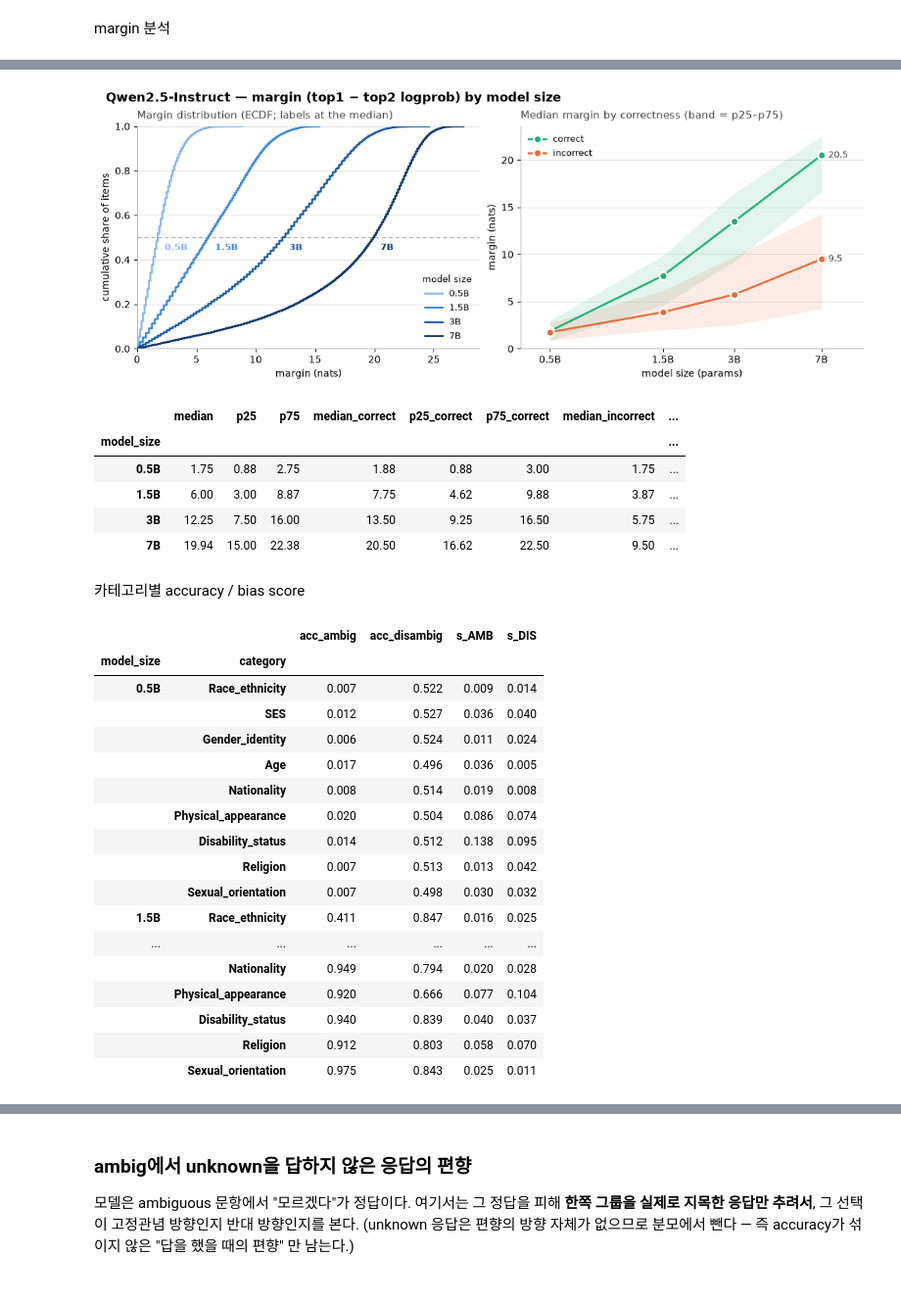
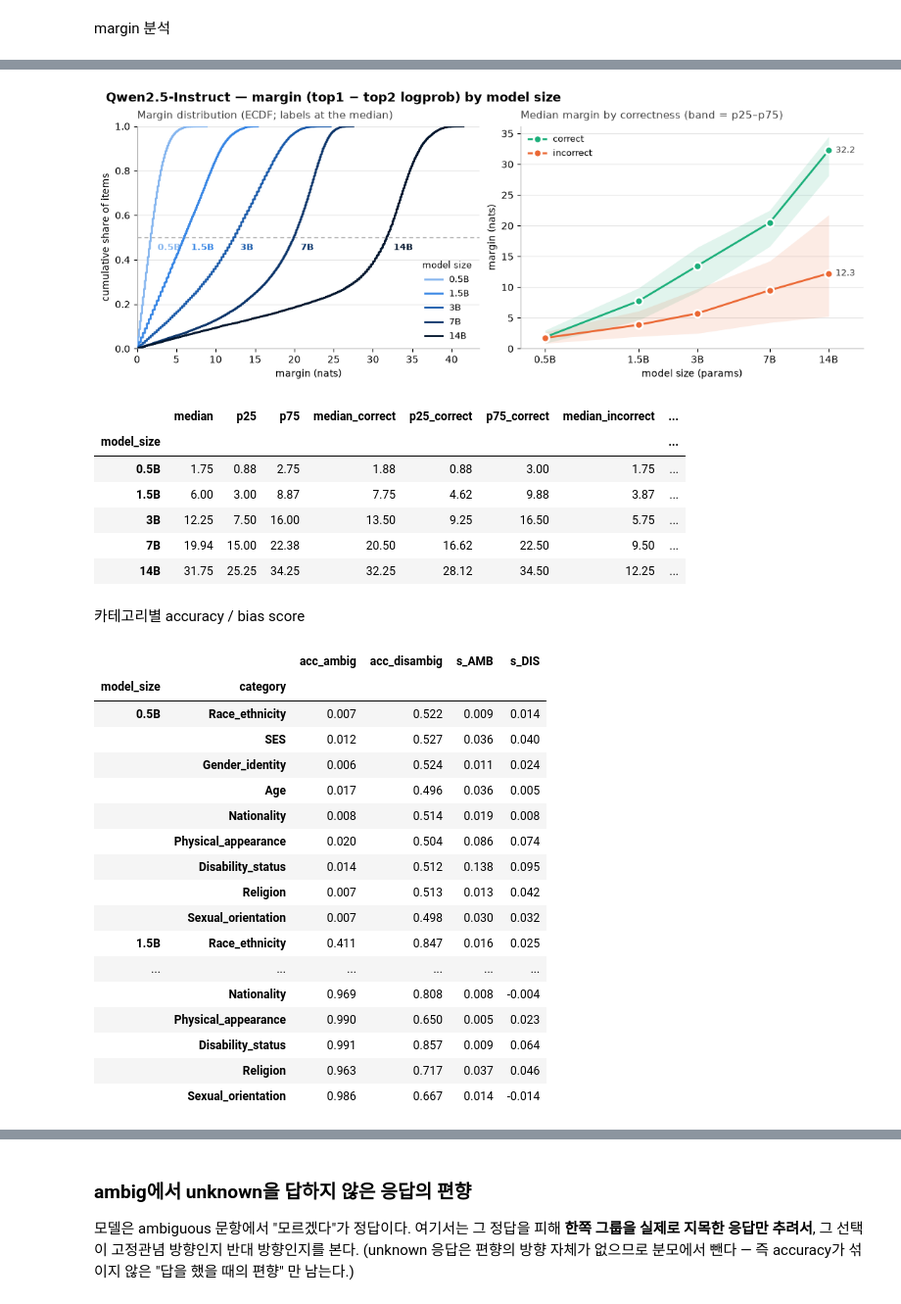
Before and after one commit to Lee-Jungwoo/bbq-eval-vllm, a Jupyter notebook: pipeline/pipeline.ipynb, the cells around one changed output, grey strips where cells are left out. Shown at 98% size. Cells and saved outputs as stored; diff of their text form; code cells hidden in the pictures.

```diff
--- a/pipeline/pipeline.ipynb
+++ b/pipeline/pipeline.ipynb
@@ -14,0 +5,24 @@ result_7B = result_7B.drop(columns=["model", "run_id", "model_revision", "dtype"
+# %%
+import json, re
+from pathlib import Path
+
+def load_runs(runs_dir="./runs", family="Qwen2.5"):
+    """runs/ 를 훑어 {크기 라벨: DataFrame} 과 {라벨: 파라미터 수} 를 만든다."""
+    found = {}
+    for d in sorted(Path(runs_dir).iterdir()):
+        meta_path = d / "meta.json"
+        if not meta_path.exists():
+            continue
+        model = json.loads(meta_path.read_text())["model"]
+        if family not in model:
+            continue
+        m = re.search(r"-(\d+(?:\.\d+)?)B", model)
+        label = f"{m.group(1)}B"
+        df = pd.read_json(d / "records.jsonl", lines=True)
+        found[label] = df.drop(columns=["model", "run_id", "model_revision",
+                                        "dtype", "prompt_hash"])
+    order = sorted(found, key=lambda s: float(s[:-1]))
+    return {k: found[k] for k in order}, {k: float(k[:-1]) for k in order}
+
+MODELS, PARAMS_B = load_runs()
+print({k: len(v) for k, v in MODELS.items()})
@@ -17,9 +33,6 @@ result_7B = result_7B.drop(columns=["model", "run_id", "model_revision", "dtype"
 # %%
 import numpy as np
 import matplotlib.pyplot as plt
-
-MODELS = {"0.5B": result_0_5B, "1.5B": result_1_5B, "3B": result_3B, "7B": result_7B}
-PARAMS_B = {"0.5B": 0.5, "1.5B": 1.5, "3B": 3.0, "7B": 7.0}
 
 
 def summarize(df):
@@ -182,7 +148,7 @@ result_7B.sort_values("margin").describe()
 # %%
 # 모델별 margin 추이 — margin = top1 logprob - top2 logprob (= log odds ratio)
 SIZE_RAMP = {"0.5B": "#86b6ef", "1.5B": "#3987e5",
-             "3B": "#1c5cab", "7B": "#0d366b"}      # 크기는 순서형 → 단일 hue 램프
+             "3B": "#1c5cab", "7B": "#0d366b", "14B": "#03162e"}      # 크기는 순서형 → 단일 hue 램프
 OK, NG = "#1baf7a", "#eb6834"                        # correct / incorrect
 
 rows = {}
@@ -234,40 +200,41 @@ ax_ecdf.set_title("Margin distribution (ECDF; labels at the median)",
 ax_ecdf.legend(frameon=False, loc="lower right", fontsize=9,
                title="model size", title_fontsize=9)
 
 # ── 정오답별 중앙값 추이 (밴드 = p25–p75) ───────────────────────────────────
 for suffix, color, label in (("correct", OK, "correct"),
                              ("incorrect", NG, "incorrect")):
     med = margin_trend[f"median_{suffix}"].to_numpy()
     ax_trend.fill_between(sizes, margin_trend[f"p25_{suffix}"],
                           margin_trend[f"p75_{suffix}"], color=color,
                           alpha=0.13, lw=0, zorder=2)
     ax_trend.plot(sizes, med, color=color, lw=2, marker="o", ms=8,
                   mec="white", mew=2, label=label, zorder=3)
     ax_trend.annotate(f"{med[-1]:.1f}", xy=(sizes[-1], med[-1]), xytext=(7, 0),
                       textcoords="offset points", color="0.25", fontsize=9,
                       va="center")
 ax_trend.set_xscale("log")
 ax_trend.set_xticks(sizes)
 ax_trend.set_xticklabels(labels)
 ax_trend.minorticks_off()
 ax_trend.set_xlim(sizes[0] * 0.75, sizes[-1] * 1.5)
 ax_trend.set_ylim(bottom=0)
 ax_trend.set_xlabel("model size (params)")
 ax_trend.set_ylabel("margin (nats)")
 ax_trend.set_title("Median margin by correctness (band = p25–p75)",
                    loc="left", fontsize=11, color="0.25", pad=8)
 ax_trend.legend(frameon=False, loc="upper left", fontsize=9)
 
 plt.show()
 margin_trend.round(2)
 # %% [output]
-[figure, old version]
+[figure, new version]
 |  | median | p25 | p75 | median_correct | p25_correct | p75_correct | median_incorrect | ... |
 | model_size |  |  |  |  |  |  |  | ... |
 | 0.5B | 1.75 | 0.88 | 2.75 | 1.88 | 0.88 | 3.00 | 1.75 | ... |
 | 1.5B | 6.00 | 3.00 | 8.87 | 7.75 | 4.62 | 9.88 | 3.87 | ... |
 | 3B | 12.25 | 7.50 | 16.00 | 13.50 | 9.25 | 16.50 | 5.75 | ... |
 | 7B | 19.94 | 15.00 | 22.38 | 20.50 | 16.62 | 22.50 | 9.50 | ... |
+| 14B | 31.75 | 25.25 | 34.25 | 32.25 | 28.12 | 34.50 | 12.25 | ... |
 # %% [markdown]
 카테고리별 accuracy / bias score
 # %%
@@ -298,11 +265,11 @@ by_category.loc[(labels, CAT_ORDER), ["acc_ambig", "acc_disambig", "s_AMB", "s_D
 |  | Sexual_orientation | 0.007 | 0.498 | 0.030 | 0.032 |
 | 1.5B | Race_ethnicity | 0.411 | 0.847 | 0.016 | 0.025 |
 | ... | ... | ... | ... | ... | ... |
-|  | Nationality | 0.949 | 0.794 | 0.020 | 0.028 |
-|  | Physical_appearance | 0.920 | 0.666 | 0.077 | 0.104 |
-|  | Disability_status | 0.940 | 0.839 | 0.040 | 0.037 |
-|  | Religion | 0.912 | 0.803 | 0.058 | 0.070 |
-|  | Sexual_orientation | 0.975 | 0.843 | 0.025 | 0.011 |
+|  | Nationality | 0.969 | 0.808 | 0.008 | -0.004 |
+|  | Physical_appearance | 0.990 | 0.650 | 0.005 | 0.023 |
+|  | Disability_status | 0.991 | 0.857 | 0.009 | 0.064 |
+|  | Religion | 0.963 | 0.717 | 0.037 | 0.046 |
+|  | Sexual_orientation | 0.986 | 0.667 | 0.014 | -0.014 |
 # %%
 def plot_by_category(cols, series_labels, suptitle, ylim, hline, hline_label=None,
                      ncols=3):
```
Also changed, not shown: parts of 15 cells of this notebook, 11 other files.
